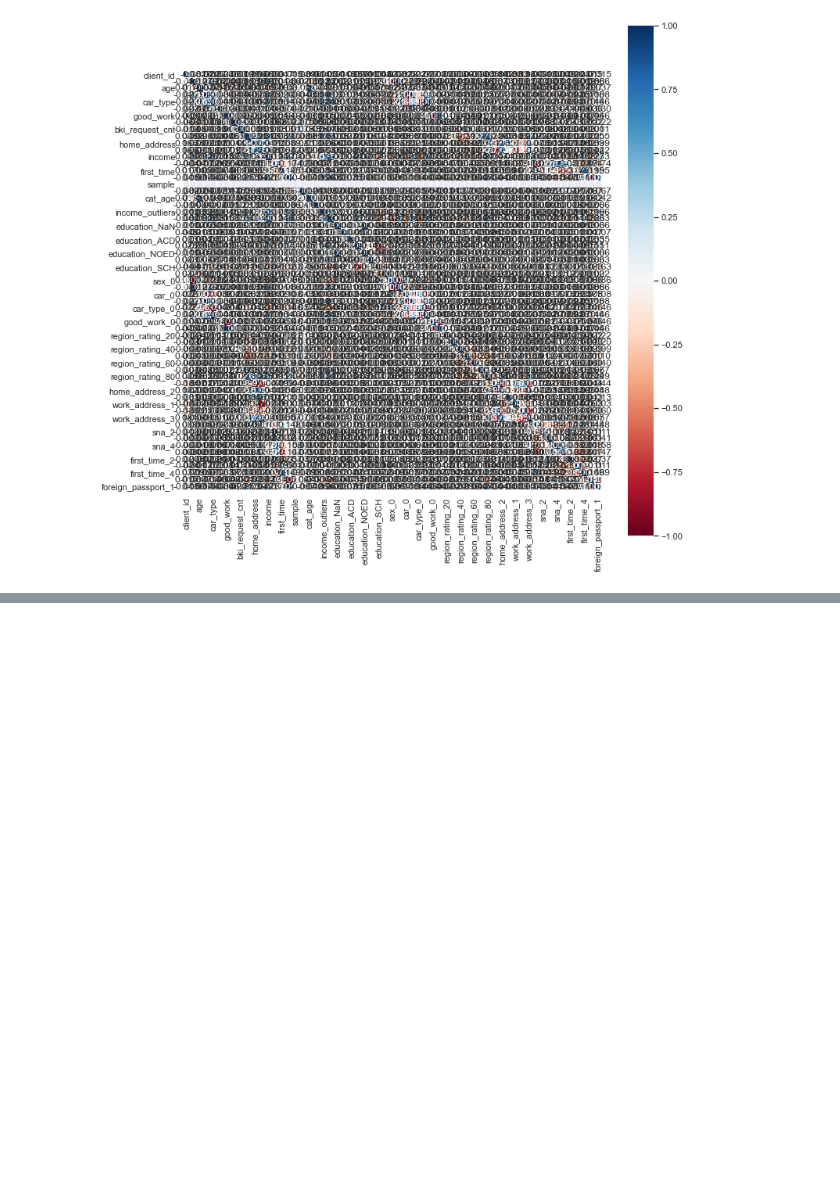
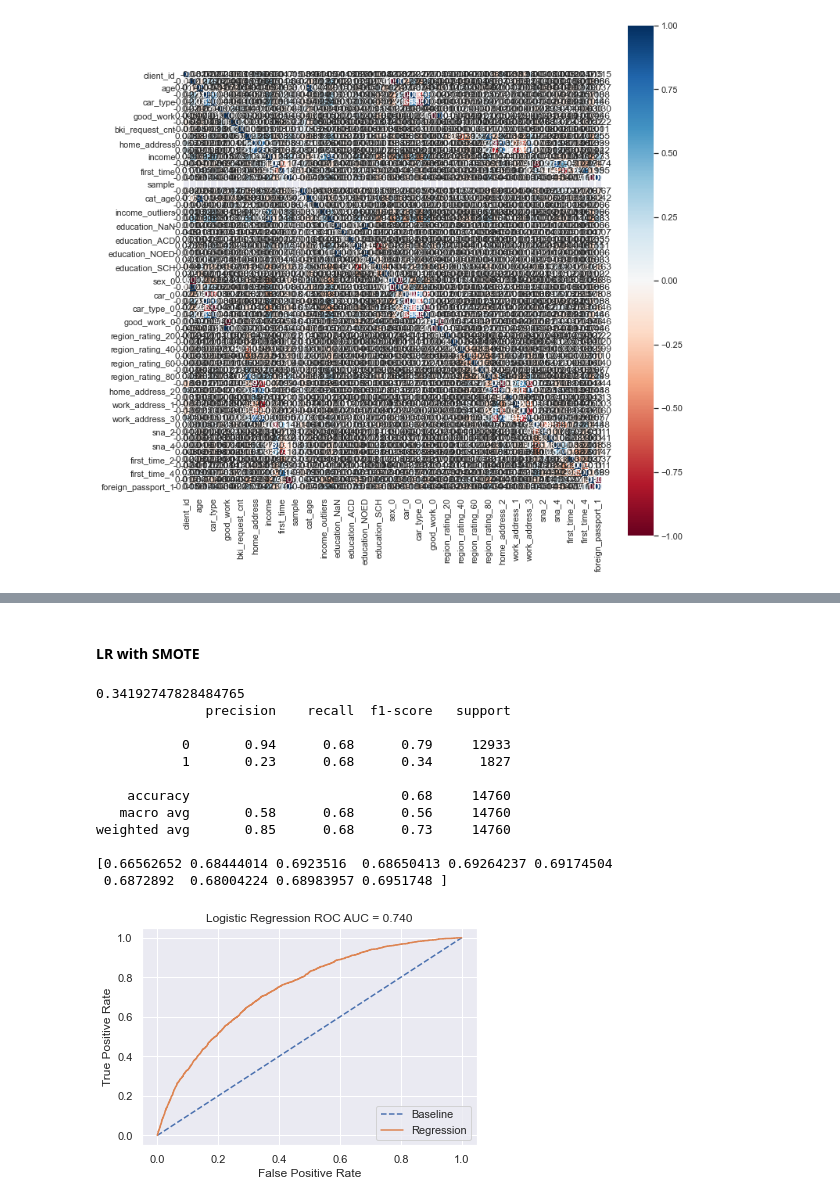
Before and after one commit to MichaelDockers/skillfactory_rds, a Jupyter notebook: module_5/Scoring_Project_Module_5.ipynb, the cells around one changed output, grey strips where cells are left out. Drawn from its saved outputs; the diff is of its cells as text; code cells hidden in the pictures; blank space fills up the shorter version.

```diff
--- a/module_5/Scoring_Project_Module_5.ipynb
+++ b/module_5/Scoring_Project_Module_5.ipynb
@@ -894,0 +808,18 @@ weighted avg       0.85      0.67      0.73     14760
+# %% [markdown]
+#### LR with SMOTE
+# %%
+model(X_train_oversampled, X_valid, y_train_oversampled, y_valid)
+# %% [output]
+0.34192747828484765
+              precision    recall  f1-score   support
+
+           0       0.94      0.68      0.79     12933
+           1       0.23      0.68      0.34      1827
+
+    accuracy                           0.68     14760
+   macro avg       0.58      0.68      0.56     14760
+weighted avg       0.85      0.68      0.73     14760
+
+[0.66562652 0.68444014 0.6923516  0.68650413 0.69264237 0.69174504
+ 0.6872892  0.68004224 0.68983957 0.6951748 ]
+[figure, added]
```
Also changed, not shown: parts of 49 cells of this notebook.
